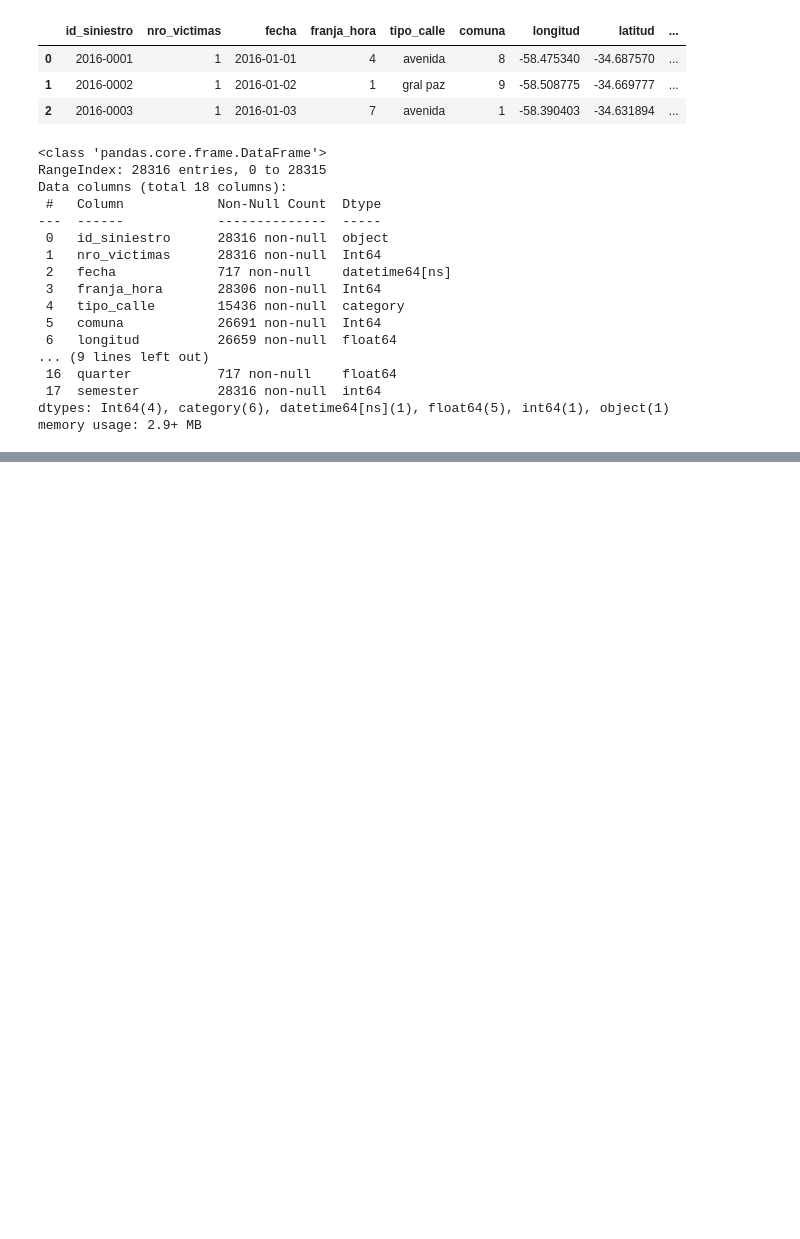
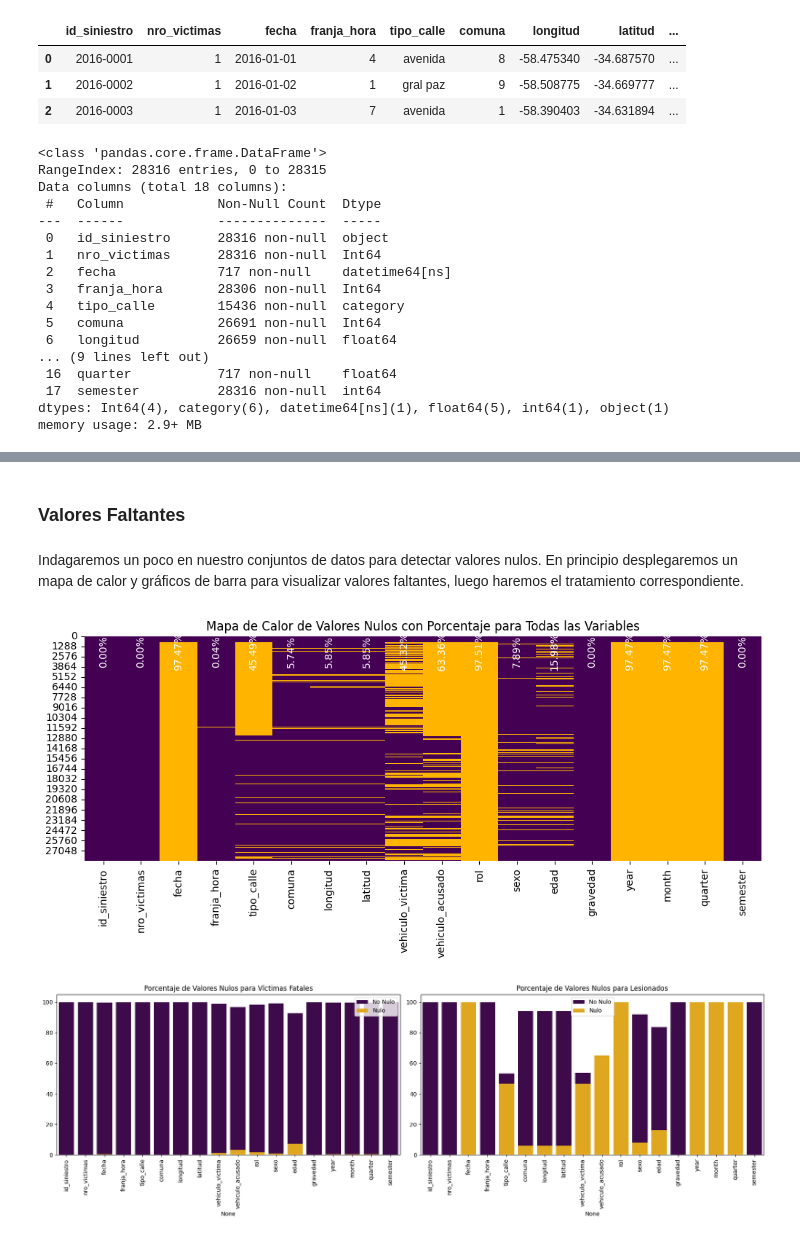
Before and after one commit to Gabbriela07/segundo_integrador_henry, a Jupyter notebook: Archivos_note/02-EDA.ipynb, the cells around one changed output, grey strips where cells are left out. Saved outputs shown, nothing was run; the diff lists cells and outputs as text; code cells hidden in the pictures; blank space fills up the shorter version.

Commit message:
Agregar nuevas modificaciones

```diff
--- a/Archivos_note/02-EDA.ipynb
+++ b/Archivos_note/02-EDA.ipynb
@@ -209,0 +266,64 @@ memory usage: 2.9+ MB
+# %% [markdown]
+### Valores Faltantes
+# %% [markdown]
+Indagaremos un poco en nuestro conjuntos de datos para detectar valores nulos. En principio desplegaremos un mapa de calor y gráficos de barra para visualizar valores faltantes, luego haremos el tratamiento correspondiente.
+# %%
+# Calcular el porcentaje de valores nulos por columna
+porcentaje_nulos = siniestros_df.isnull().mean() * 100
+
+# Filtrar por víctimas fatales
+fatal_df = siniestros_df[siniestros_df['gravedad'] == 'fatal']
+
+# Filtrar por lesionados (gravedad diferente de fatal)
+lesionados_df = siniestros_df[siniestros_df['gravedad'] != 'fatal']
+
+# Calcular el porcentaje de valores nulos por columna para víctimas fatales
+porcentaje_nulos_fatal = fatal_df.isnull().mean() * 100
+
+# Calcular el porcentaje de valores nulos por columna para lesionados
+porcentaje_nulos_lesionados = lesionados_df.isnull().mean() * 100
+
+# Crear una paleta de colores personalizada
+cmap_custom = sns.color_palette(['#440154', '#FFB400'])
+
+
+
+# Crear un mapa de calor (heatmap) de valores nulos con el porcentaje
+plt.figure(figsize=(12, 4))
+sns.heatmap(siniestros_df.isnull(), cbar=False, cmap=cmap_custom)
+
+# Agregar el texto con el porcentaje de nulos en cada columna
+for col, porcentaje in porcentaje_nulos.items():
+    plt.text(siniestros_df.columns.get_loc(col) + 0.5, 1900, f'{porcentaje:.2f}%', rotation=90,
+             va='center', ha='center', color='white')
+
+plt.title('Mapa de Calor de Valores Nulos con Porcentaje para Todas las Variables')
+plt.show()
+
+
+
+# Configurar subgráficos
+fig, axes = plt.subplots(1, 2, figsize=(18, 6))
+
+# Primer gráfico: Porcentaje de valores nulos para víctimas fatales
+sns.barplot(x=porcentaje_nulos_fatal.index, y=100 - porcentaje_nulos_fatal.values, color=cmap_custom[0], label='No Nulo', ax=axes[0])
+sns.barplot(x=porcentaje_nulos_fatal.index, y=porcentaje_nulos_fatal.values, color=cmap_custom[1], label='Nulo', ax=axes[0])
+axes[0].set_title('Porcentaje de Valores Nulos para Víctimas Fatales')
+axes[0].set_xticklabels(axes[0].get_xticklabels(), rotation=90)
+axes[0].legend()
+
+# Segundo gráfico: Porcentaje de valores nulos para lesionados
+sns.barplot(x=porcentaje_nulos_lesionados.index, y=100 - porcentaje_nulos_lesionados.values, color=cmap_custom[0], label='No Nulo', ax=axes[1])
+sns.barplot(x=porcentaje_nulos_lesionados.index, y=porcentaje_nulos_lesionados.values, color=cmap_custom[1], label='Nulo', ax=axes[1])
+axes[1].set_title('Porcentaje de Valores Nulos para Lesionados')
+axes[1].set_xticklabels(axes[1].get_xticklabels(), rotation=90)
+axes[1].legend()
+
+# Ajustar el espaciado entre subgráficos
+plt.tight_layout()
+
+# Mostrar la figura
+plt.show()
+# %% [output]
+[figure, added]
+[figure, added]
```
Also changed, not shown: parts of 7 cells of this notebook.
